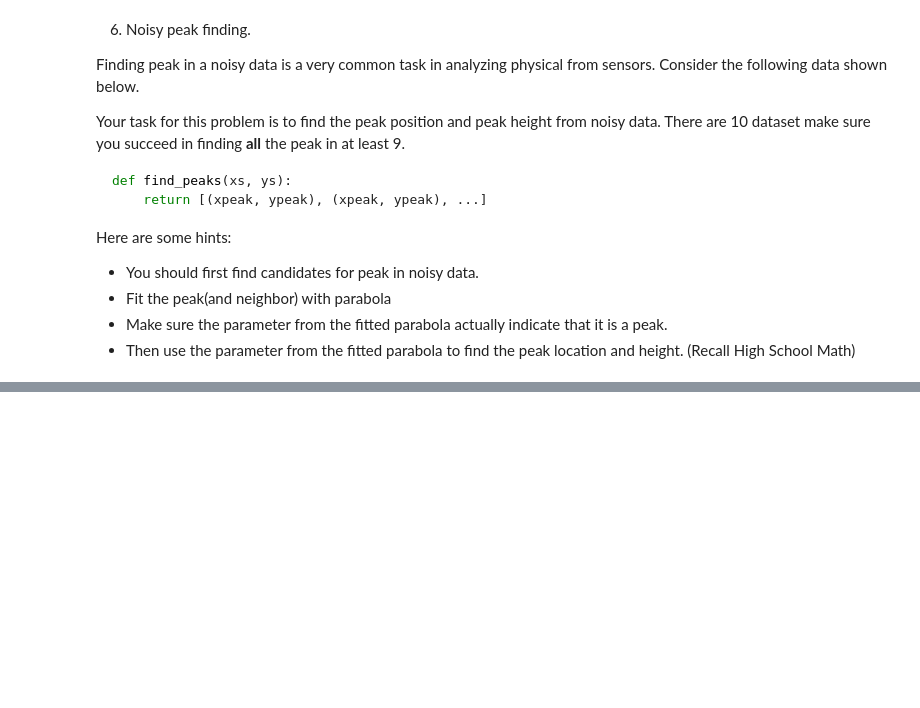
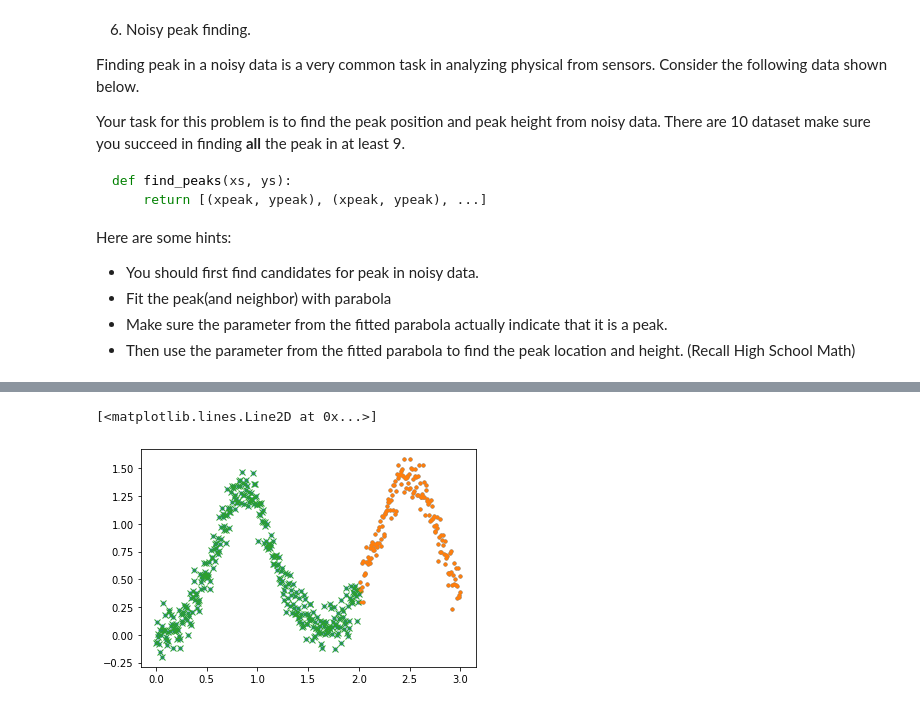
Before and after one commit to natthakan2000/ICCS314, a Jupyter notebook: Homework-4-master/Homework 4.ipynb, the cells around one changed output, grey strips where cells are left out. Cells and saved outputs as stored; diff of their text form; code cells hidden in the pictures; blank space fills up the shorter version.

```diff
--- a/Homework-4-master/Homework 4.ipynb
+++ b/Homework-4-master/Homework 4.ipynb
@@ -282,0 +376,33 @@ for ys, ans in zip(p6_ys, p6_answers):
+# %%
+test_ys = p6_ys[0]
+test_xs = p6_xs
+plt.plot(test_xs,test_ys,'.')
+def range_slicer(xl,yl, pivot):
+    pivotx = 0
+    wanty=[]
+    wantx=[]
+    remainx =[]
+    remainy =[]
+    if(pivot < 1.0):
+        return wanty, wantx, xl, yl
+    for k in zip(xl,yl):
+        if k[1] == pivot:
+            pivotx = k[0]
+            break
+    pivotl = pivotx - 0.5
+    pivotr = pivotx + 0.5
+#     print(pivotl,pivotx,pivotr)
+    for k in zip(xl,yl):
+        if pivotl <= k[0] <= pivotr:
+            wantx.append(k[0])
+            wanty.append(k[1])
+        else:
+            remainx.append(k[0])
+            remainy.append(k[1])
+    return wantx,wanty,remainx,remainy
+px, py,newx,newy = range_slicer(test_xs, test_ys, max(test_ys))
+plt.plot(px,py,'.')
+plt.plot(newx,newy,'x')
+# %% [output]
+[<matplotlib.lines.Line2D at 0x...>]
+[figure, added]
```
Also changed, not shown: parts of 15 cells of this notebook, 12 other files.
